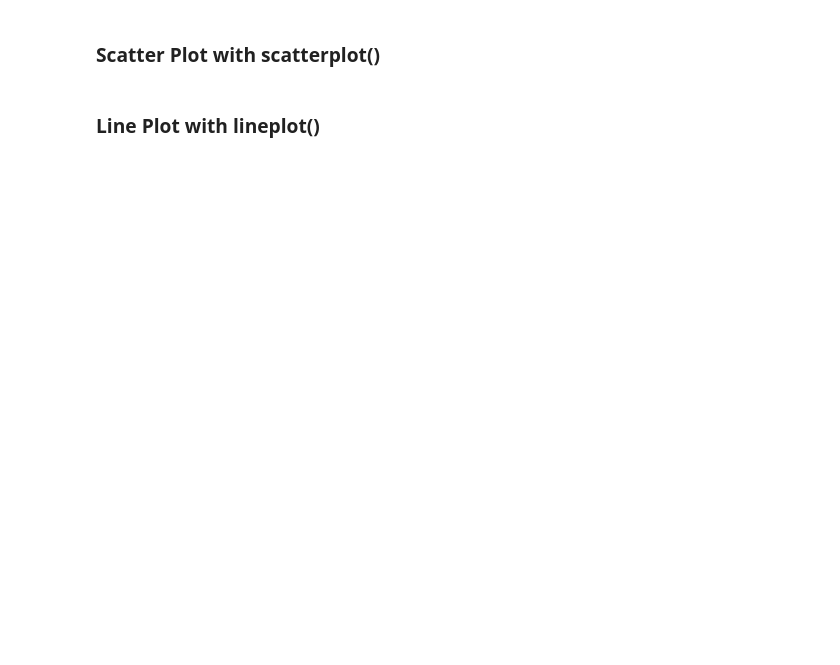
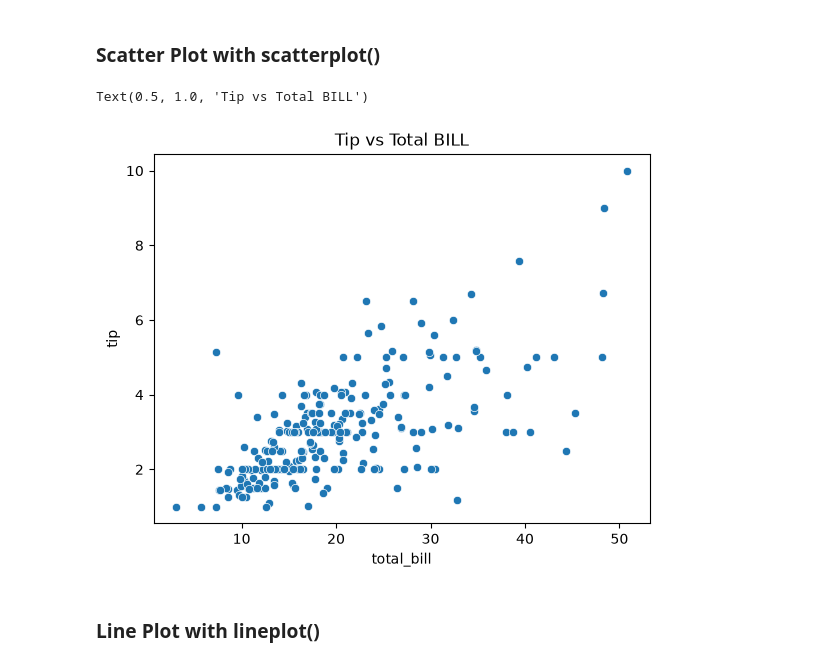
Before and after one commit to DhruvPanchal0312/Data-Science-and-Analysis-With-GenAI, a Jupyter notebook: SEABORN/Seaborn_class1.ipynb, the cells around one changed output. Cells and saved outputs as stored; diff of their text form; code cells hidden in the pictures; blank space fills up the shorter version.

Commit message:
used inbuilt three dataset tips, iris and penguins ans used them to plot various graph sns.scatterplot() and sns.lineplot()

```diff
--- a/SEABORN/Seaborn_class1.ipynb
+++ b/SEABORN/Seaborn_class1.ipynb
@@ -26,3 +26,13 @@ In Seaborn, the main relational plots are:
 > Both functions belong to Seaborn’s *relational* family.
 # %% [markdown]
 ## You can load sample DataSets using SNS
+# %%
+import numpy as np
+import pandas as pd
+import matplotlib.pyplot as plt
+import seaborn as sns
+
+iris=sns.load_dataset('iris')
+tips=sns.load_dataset('tips')
+penguins = sns.load_dataset('penguins')
+tips
@@ -29,4 +53,10 @@ In Seaborn, the main relational plots are:
 # %% [markdown]
 ### Scatter Plot with scatterplot()
+# %%
+sns.scatterplot(x=tips['total_bill'], y=tips['tip'])
+plt.title("Tip vs Total BILL")
+# %% [output]
+Text(0.5, 1.0, 'Tip vs Total BILL')
+[figure, added]
 # %% [markdown]
 ### Line Plot with lineplot()
```
Also changed, not shown: parts of 2 cells of this notebook.
